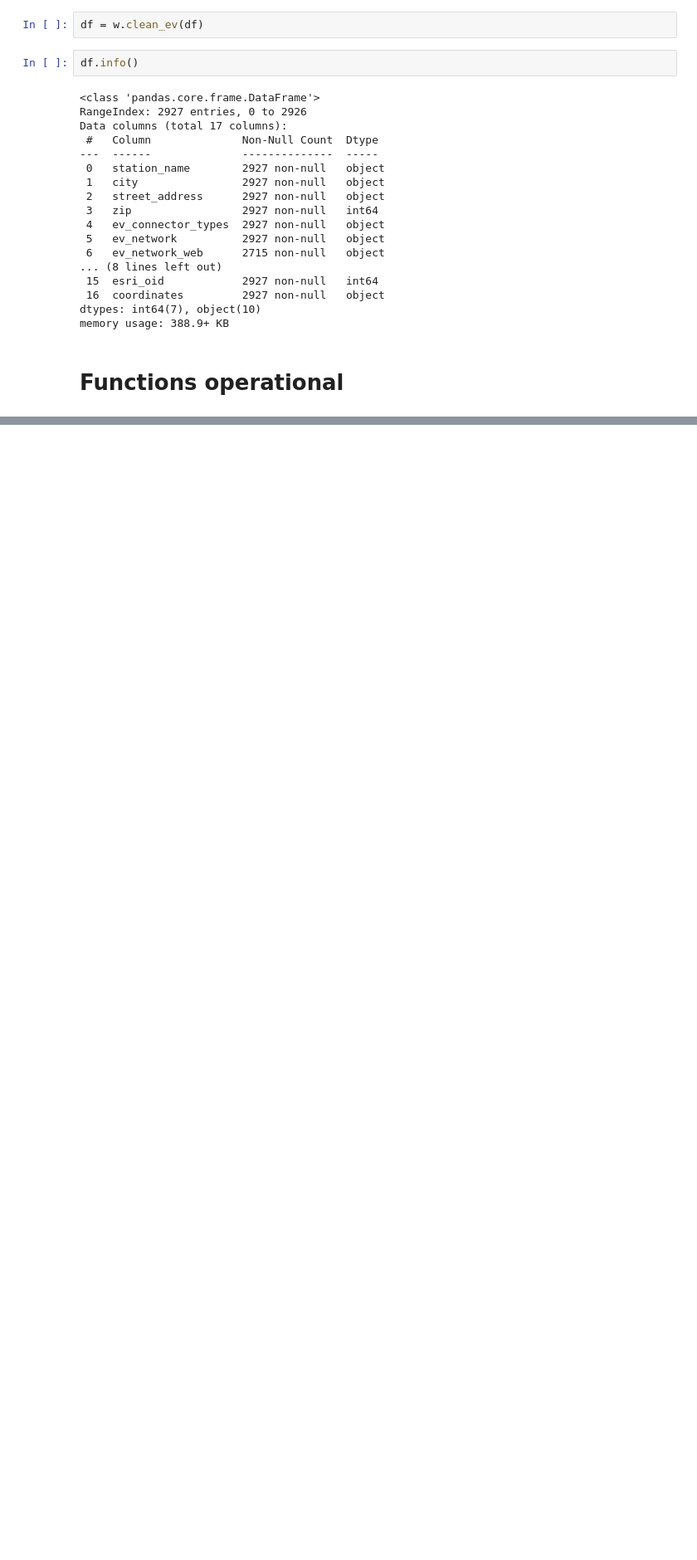
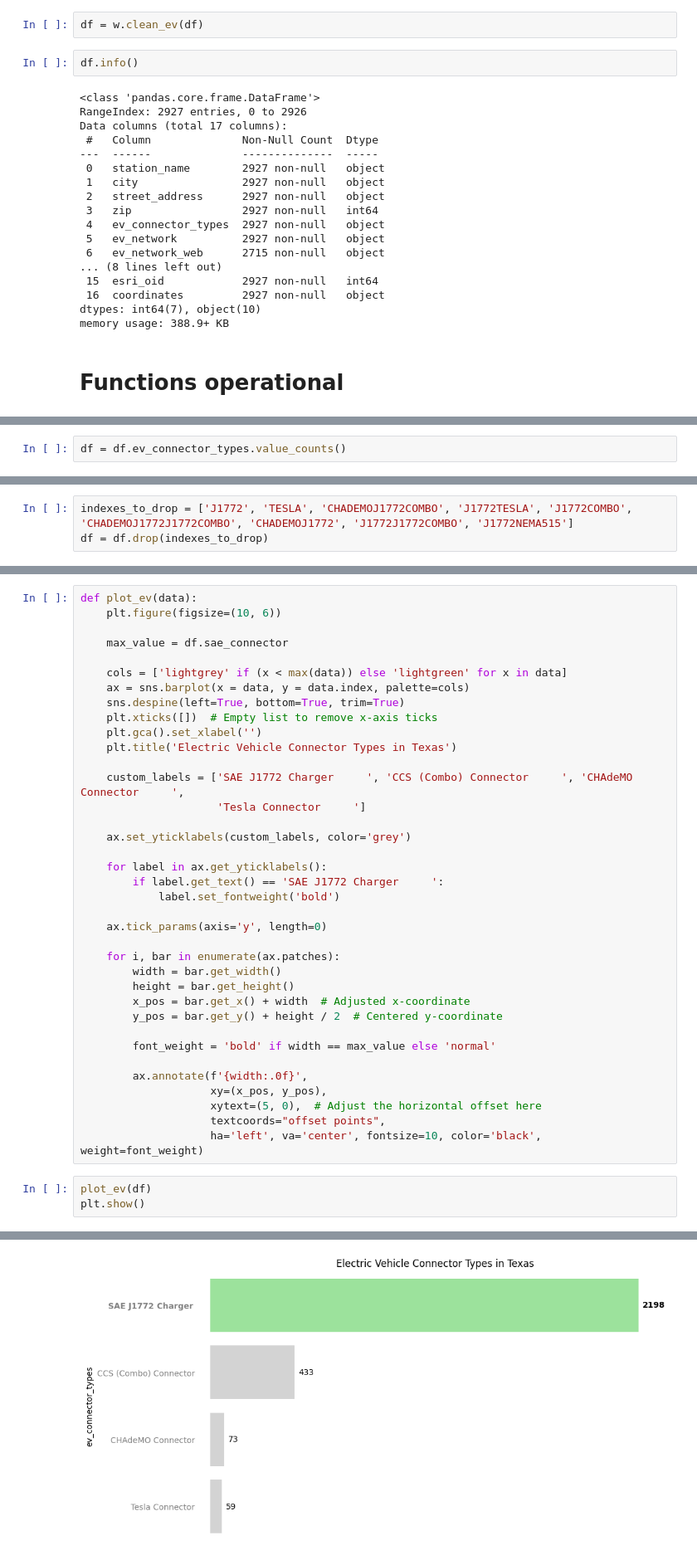
Before and after one commit to Msalazar2/ev_project, a Jupyter notebook: ev_explore.ipynb, the cells around one changed output, grey strips where cells are left out. Shown at 83% size. Cells and saved outputs as stored; diff of their text form; blank space fills up the shorter version.

```diff
--- a/ev_explore.ipynb
+++ b/ev_explore.ipynb
@@ -396,0 +430,2 @@ memory usage: 388.9+ KB
+# %%
+df = df.ev_connector_types.value_counts()
@@ -396,0 +470,3 @@ memory usage: 388.9+ KB
+# %%
+indexes_to_drop = ['J1772', 'TESLA', 'CHADEMOJ1772COMBO', 'J1772TESLA', 'J1772COMBO', 'CHADEMOJ1772J1772COMBO', 'CHADEMOJ1772', 'J1772J1772COMBO', 'J1772NEMA515']
+df = df.drop(indexes_to_drop)
@@ -396,0 +482,41 @@ memory usage: 388.9+ KB
+# %%
+def plot_ev(data):
+    plt.figure(figsize=(10, 6))
+
+    max_value = df.sae_connector
+
+    cols = ['lightgrey' if (x < max(data)) else 'lightgreen' for x in data]
+    ax = sns.barplot(x = data, y = data.index, palette=cols)
+    sns.despine(left=True, bottom=True, trim=True)
+    plt.xticks([])  # Empty list to remove x-axis ticks
+    plt.gca().set_xlabel('')
+    plt.title('Electric Vehicle Connector Types in Texas')
+
+    custom_labels = ['SAE J1772 Charger     ', 'CCS (Combo) Connector     ', 'CHAdeMO Connector     ',
+                     'Tesla Connector     ']
+
+    ax.set_yticklabels(custom_labels, color='grey')
+
+    for label in ax.get_yticklabels():
+        if label.get_text() == 'SAE J1772 Charger     ':
+            label.set_fontweight('bold')
+
+    ax.tick_params(axis='y', length=0)
+
+    for i, bar in enumerate(ax.patches):
+        width = bar.get_width()
+        height = bar.get_height()
+        x_pos = bar.get_x() + width  # Adjusted x-coordinate
+        y_pos = bar.get_y() + height / 2  # Centered y-coordinate
+
+        font_weight = 'bold' if width == max_value else 'normal'
+
+        ax.annotate(f'{width:.0f}',
+                    xy=(x_pos, y_pos),
+                    xytext=(5, 0),  # Adjust the horizontal offset here
+                    textcoords="offset points",
+                    ha='left', va='center', fontsize=10, color='black', weight=font_weight)
+# %%
+plot_ev(df)
+plt.show()
+# %% [output]
@@ -396,0 +526 @@ memory usage: 388.9+ KB
+[figure, added]
```
Also changed, not shown: parts of 8 cells of this notebook.
